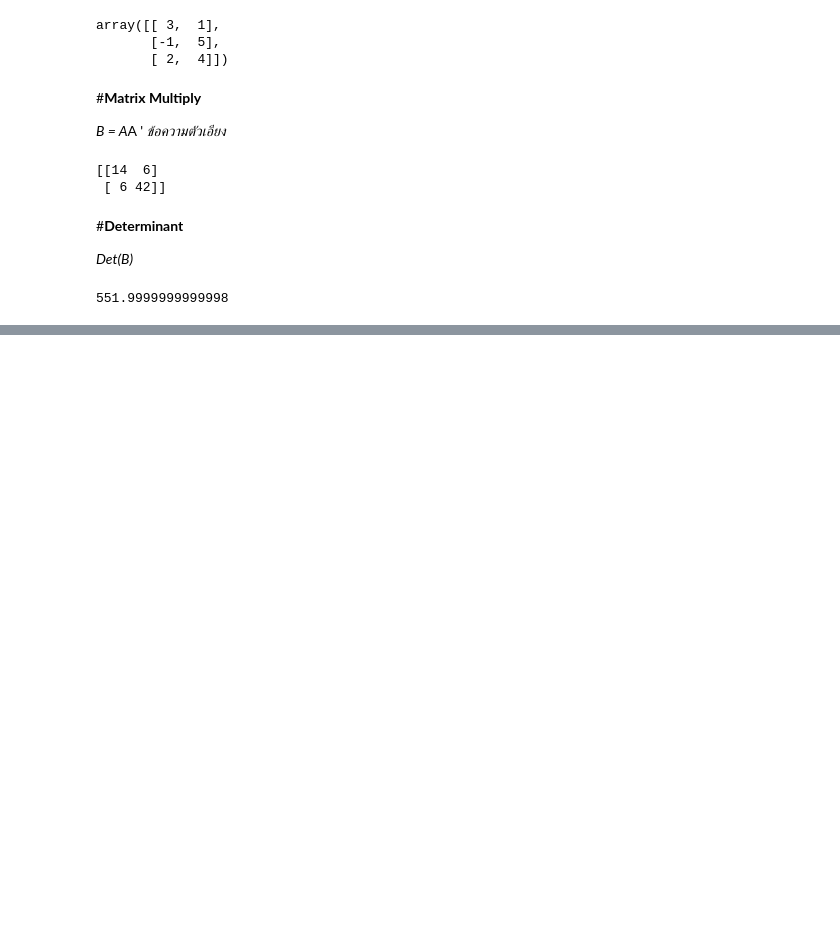
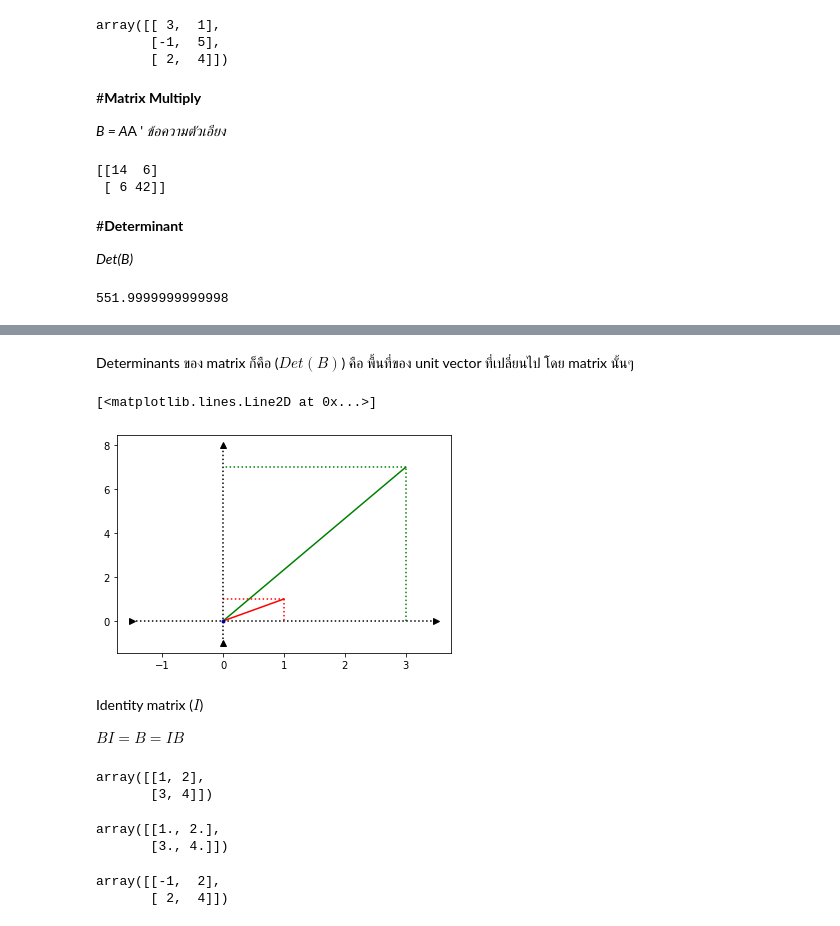
Before and after one commit to Wanita-8943/multivariate, a Jupyter notebook: MVA001.ipynb, the cells around one changed output, grey strips where cells are left out. Saved outputs shown, nothing was run; the diff lists cells and outputs as text; code cells hidden in the pictures; blank space fills up the shorter version.

```diff
--- a/MVA001.ipynb
+++ b/MVA001.ipynb
@@ -110,0 +144,19 @@ np.linalg.det(B)
+# %% [markdown]
+Determinants ของ matrix ก็คือ ($Det(B)$) คือ พื้นที่ของ unit vector ที่เปลี่ยนไป โดย matrix นั้นๆ
+# %%
+plt.plot([0,Bv[0,0]], [0,Bv[1,0]], '-g' ) ##vector Bv
+plt.plot([1,1],[1,0],':r')##วาดจุดไข่ปลา พื้นที่  v
+plt.plot([1,0],[1,1],':r')##วาดจุดไข่ปลา พื้นที่  v
+plt.plot([0,1], [0,1], '-r' ) ##vector [1,1]
+plt.plot([3,3],[0,7],':g')##วาดจุดไข่ปลา พื้นที่  Bv
+plt.plot([3,0],[7,7],':g')##วาดจุดไข่ปลา พื้นที่  Bv
+plt.plot(0,0, '.b' )
+plt.plot([0,0], [-1,8],  '^:k' )
+plt.plot([-1.5,3.5], [0,0], '>:k' )
+# %% [output]
+[<matplotlib.lines.Line2D at 0x...>]
+[figure, added]
+# %% [markdown]
+Identity matrix ($I$)
+
+$BI = B = IB$
@@ -110,0 +165,16 @@ np.linalg.det(B)
+# %%
+B
+# %% [output]
+array([[1, 2],
+       [3, 4]])
+# %%
+np.dot(iden2,B)
+# %% [output]
+array([[1., 2.],
+       [3., 4.]])
+# %%
+C = np.array([[-1,2],[2,4]])
+C
+# %% [output]
+array([[-1,  2],
+       [ 2,  4]])
```
Also changed, not shown: parts of 12 cells of this notebook.
